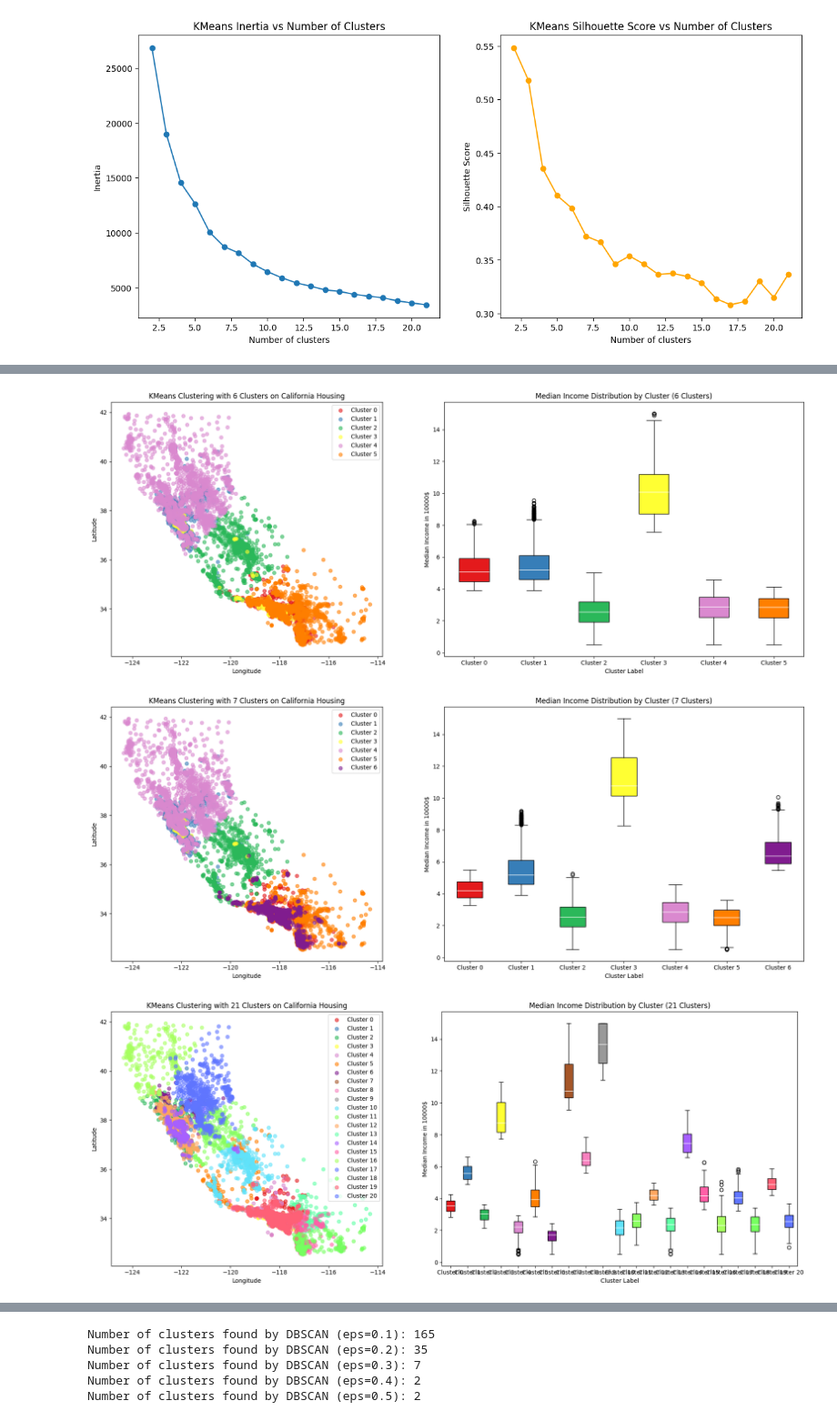
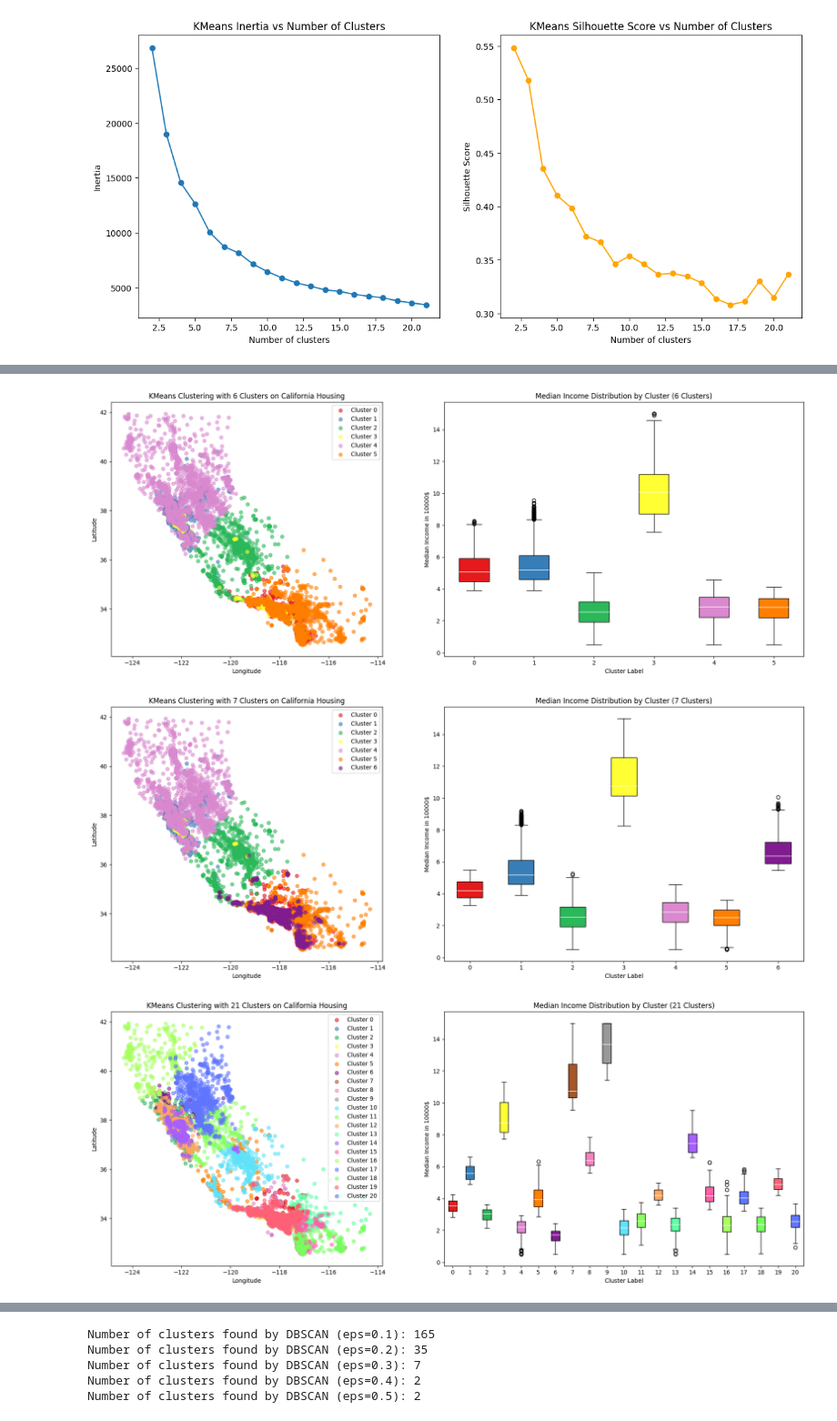
Before and after one commit to Darkueba/intro_ai_and_ml, a Jupyter notebook: assignment6.ipynb, the cells around one changed output, grey strips where cells are left out. Shown at 91% size. Saved outputs shown, nothing was run; the diff lists cells and outputs as text; code cells hidden in the pictures.

Commit message:
better labeling + deprication warning

```diff
--- a/assignment6.ipynb
+++ b/assignment6.ipynb
@@ -110,7 +110,7 @@ for k in cluster_counts:
     axes[0].set_aspect('equal', adjustable='box')
     # Right: boxplot of median income by cluster
     data = [housing_reduced['median_income'][cluster_labels == i] for i in range(n_clusters)]
-    box = axes[1].boxplot(data, labels=[f'Cluster {i}' for i in range(n_clusters)], patch_artist=True,
+    box = axes[1].boxplot(data, tick_labels=[f'{i}' for i in range(n_clusters)], patch_artist=True,
                           medianprops=dict(color='white'))
     for patch, color in zip(box['boxes'], colours):
         patch.set_facecolor(color)
@@ -128,6 +128,6 @@ for k in cluster_counts:
-[figure, old version]
+[figure, new version]
-[figure, old version]
+[figure, new version]
-[figure, old version]
+[figure, new version]
 # %%
 # Subplots of KMeans Clusters (6 clusters) with Grouped Locations
 kmeans = kmeans_per_k[4]  # 6 clusters
```
Also changed, not shown: parts of 1 cell of this notebook.
